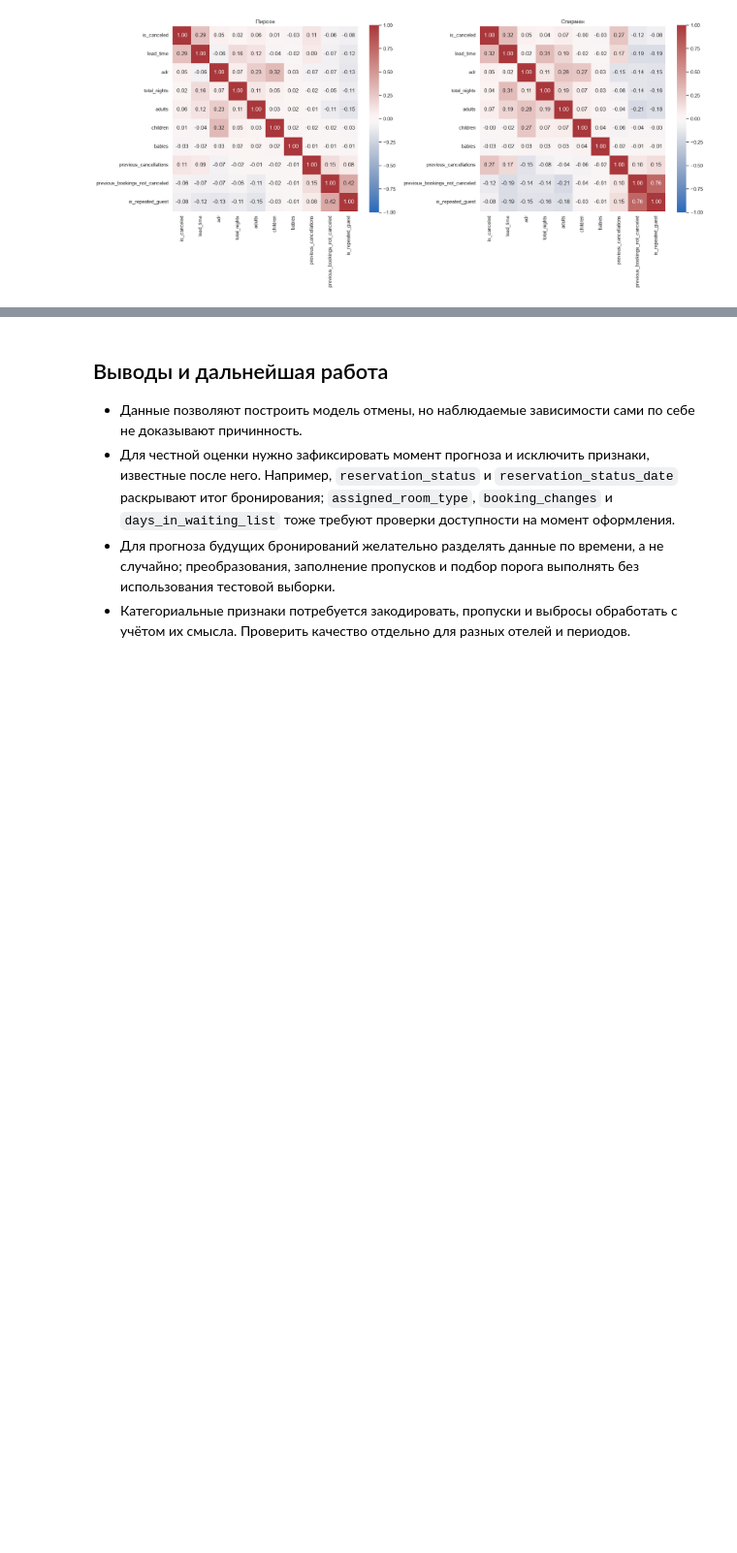
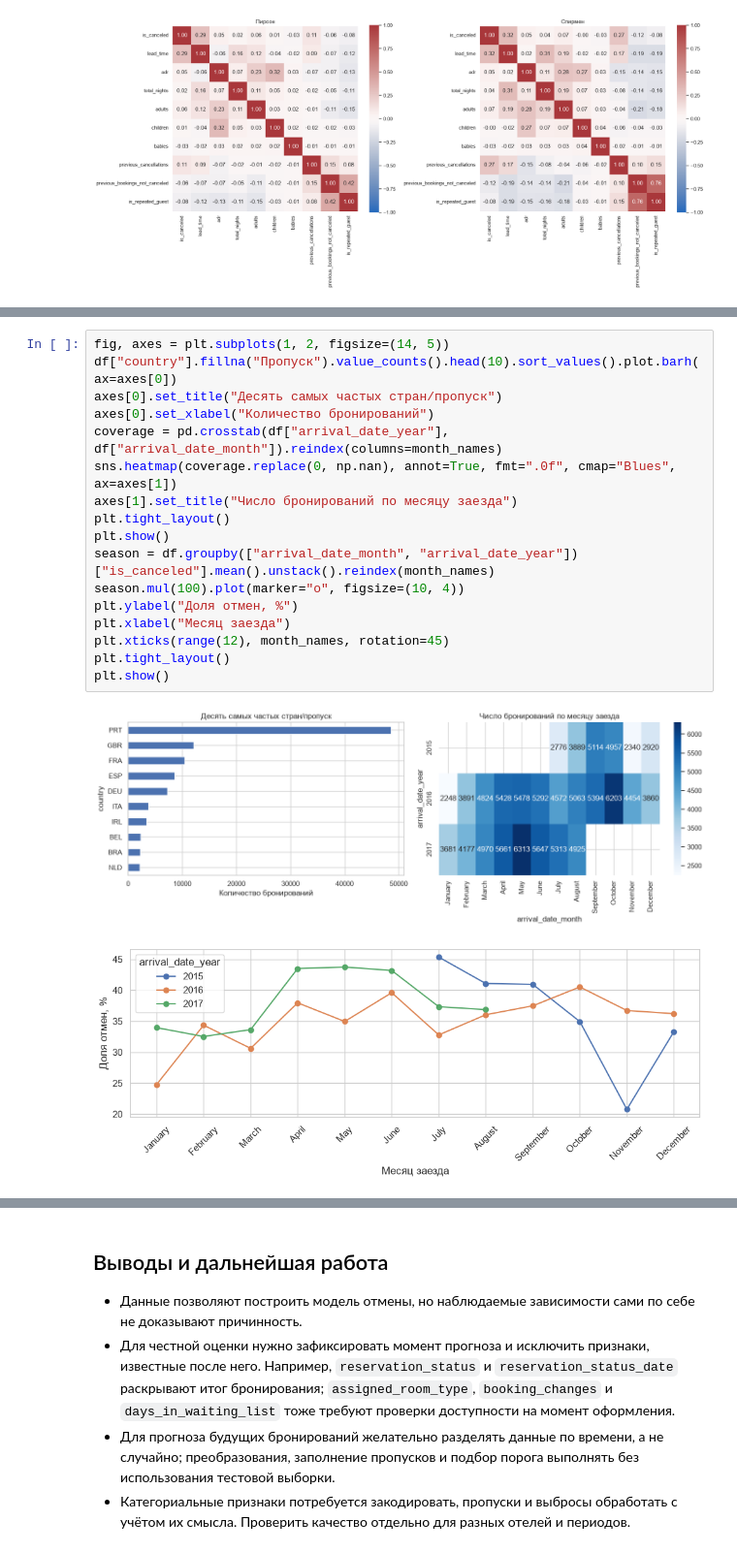
Before and after one commit to TheReverberation/itmo_ml_for_science_course, a Jupyter notebook: hw1/eda.ipynb, the cells around one changed output, grey strips where cells are left out. Shown at 97% size. Cells and saved outputs as stored; diff of their text form; blank space fills up the shorter version.

```diff
--- a/hw1/eda.ipynb
+++ b/hw1/eda.ipynb
@@ -544,0 +726,20 @@ plt.show()
+# %%
+fig, axes = plt.subplots(1, 2, figsize=(14, 5))
+df["country"].fillna("Пропуск").value_counts().head(10).sort_values().plot.barh(ax=axes[0])
+axes[0].set_title("Десять самых частых стран/пропуск")
+axes[0].set_xlabel("Количество бронирований")
+coverage = pd.crosstab(df["arrival_date_year"], df["arrival_date_month"]).reindex(columns=month_names)
+sns.heatmap(coverage.replace(0, np.nan), annot=True, fmt=".0f", cmap="Blues", ax=axes[1])
+axes[1].set_title("Число бронирований по месяцу заезда")
+plt.tight_layout()
+plt.show()
+season = df.groupby(["arrival_date_month", "arrival_date_year"])["is_canceled"].mean().unstack().reindex(month_names)
+season.mul(100).plot(marker="o", figsize=(10, 4))
+plt.ylabel("Доля отмен, %")
+plt.xlabel("Месяц заезда")
+plt.xticks(range(12), month_names, rotation=45)
+plt.tight_layout()
+plt.show()
+# %% [output]
+[figure, added]
+[figure, added]
```
Also changed, not shown: parts of 22 cells of this notebook.
